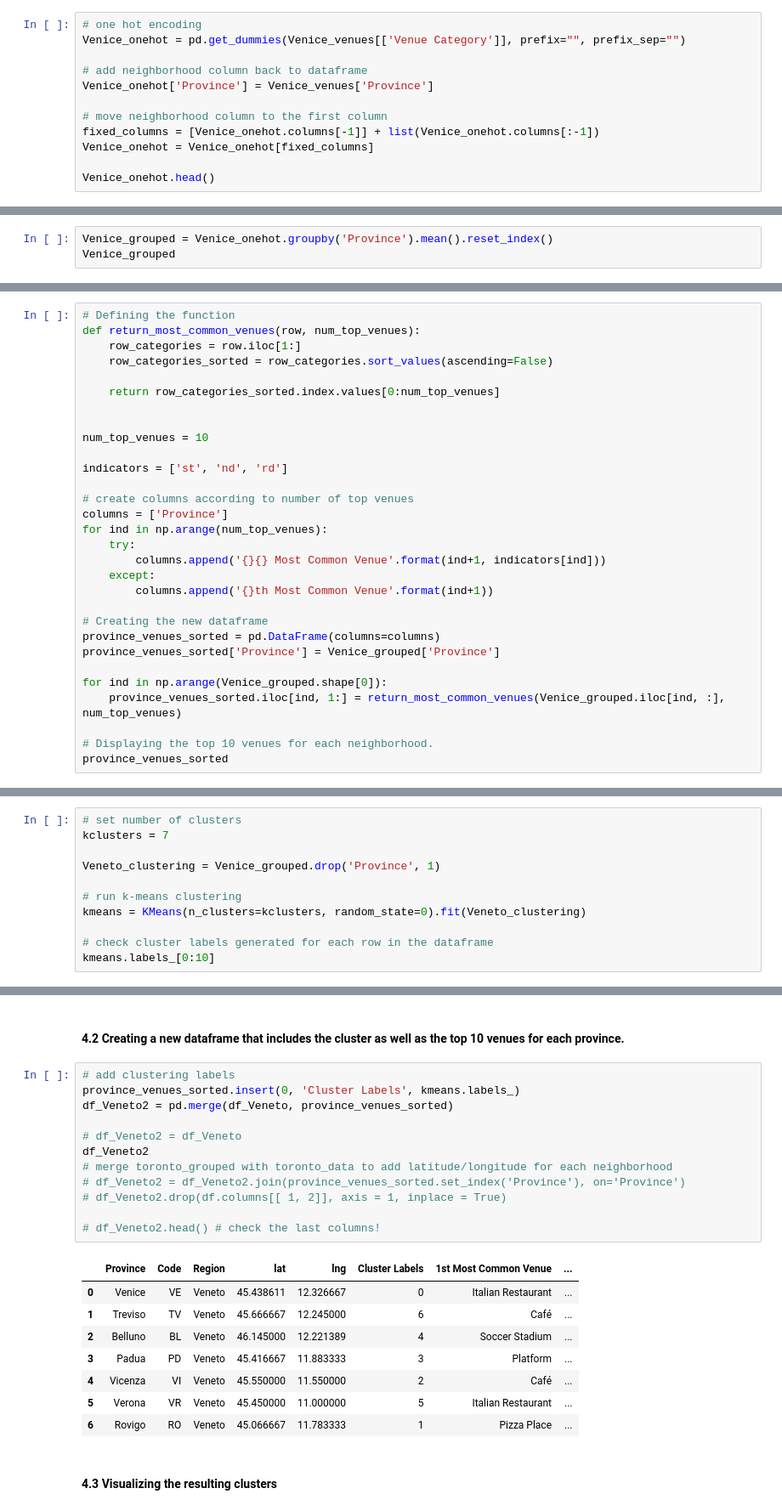
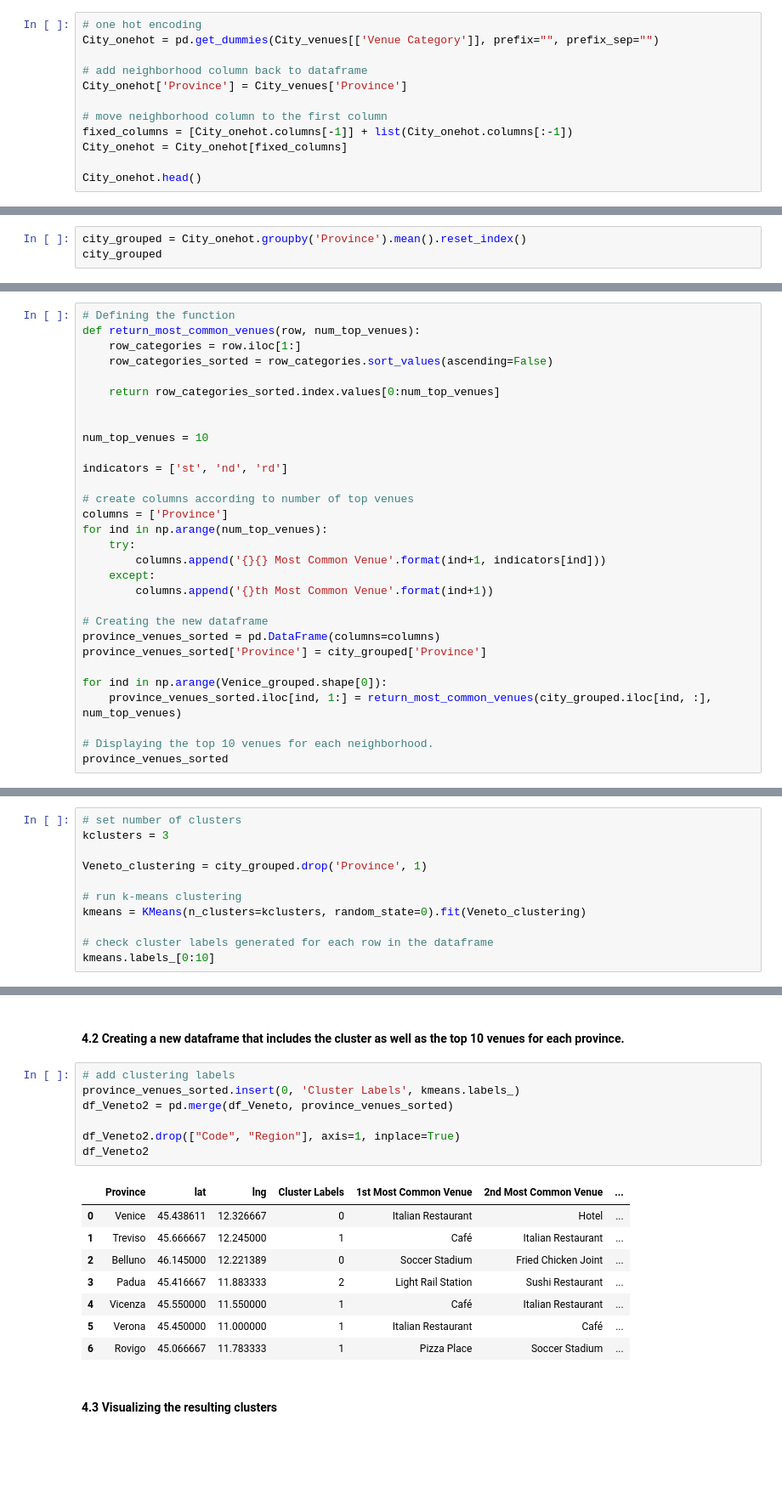
Before and after one commit to lorenzojkrl/Coursera_capstone, a Jupyter notebook: Coursera_capstone - The Battle of the Neighborhoods.ipynb, the cells around one changed output, grey strips where cells are left out. Shown at 85% size. Saved outputs shown, nothing was run; the diff lists cells and outputs as text; blank space fills up the shorter version.

Commit message:
Coursera Capstone Conclusion
1. Finalizing The Battle of The Neighborhoods with three clusters and style improvements.
2. Report in pdf
3. Presentation in pdf

```diff
--- a/Coursera_capstone - The Battle of the Neighborhoods.ipynb
+++ b/Coursera_capstone - The Battle of the Neighborhoods.ipynb
@@ -492,14 +460,14 @@ There are 80 uniques categories.
 ## 3. Analyze Each Province
 # %%
 # one hot encoding
-Venice_onehot = pd.get_dummies(Venice_venues[['Venue Category']], prefix="", prefix_sep="")
+City_onehot = pd.get_dummies(City_venues[['Venue Category']], prefix="", prefix_sep="")
 
 # add neighborhood column back to dataframe
-Venice_onehot['Province'] = Venice_venues['Province']
+City_onehot['Province'] = City_venues['Province']
 
 # move neighborhood column to the first column
-fixed_columns = [Venice_onehot.columns[-1]] + list(Venice_onehot.columns[:-1])
-Venice_onehot = Venice_onehot[fixed_columns]
+fixed_columns = [City_onehot.columns[-1]] + list(City_onehot.columns[:-1])
+City_onehot = City_onehot[fixed_columns]
 
-Venice_onehot.head()
+City_onehot.head()
 # %% [output]
@@ -516,6 +484,6 @@ Venice_onehot.shape
 # %% [markdown]
 #### 3.1 Group rows by province and by taking the mean of the frequency of occurrence of each category
 # %%
-Venice_grouped = Venice_onehot.groupby('Province').mean().reset_index()
-Venice_grouped
+city_grouped = City_onehot.groupby('Province').mean().reset_index()
+city_grouped
 # %% [output]
@@ -590,10 +558,10 @@ for ind in np.arange(num_top_venues):
 
 # Creating the new dataframe
 province_venues_sorted = pd.DataFrame(columns=columns)
-province_venues_sorted['Province'] = Venice_grouped['Province']
+province_venues_sorted['Province'] = city_grouped['Province']
 
 for ind in np.arange(Venice_grouped.shape[0]):
-    province_venues_sorted.iloc[ind, 1:] = return_most_common_venues(Venice_grouped.iloc[ind, :], num_top_venues)
+    province_venues_sorted.iloc[ind, 1:] = return_most_common_venues(city_grouped.iloc[ind, :], num_top_venues)
 
 # Displaying the top 10 venues for each neighborhood.
 province_venues_sorted
@@ -617,9 +586,9 @@ Every province in Veneto has Italian Restaurants in the top 10 common venues.
 #### 4.1 Run *k*-means to cluster the provinces into 5 clusters.
 # %%
 # set number of clusters
-kclusters = 7
+kclusters = 3
 
-Veneto_clustering = Venice_grouped.drop('Province', 1)
+Veneto_clustering = city_grouped.drop('Province', 1)
 
 # run k-means clustering
 kmeans = KMeans(n_clusters=kclusters, random_state=0).fit(Veneto_clustering)
@@ -633,24 +602,19 @@ array([4, 3, 1, 6, 0, 5, 2])
 # %%
 # add clustering labels
 province_venues_sorted.insert(0, 'Cluster Labels', kmeans.labels_)
 df_Veneto2 = pd.merge(df_Veneto, province_venues_sorted)
 
-# df_Veneto2 = df_Veneto
+df_Veneto2.drop(["Code", "Region"], axis=1, inplace=True)
 df_Veneto2
-# merge toronto_grouped with toronto_data to add latitude/longitude for each neighborhood
-# df_Veneto2 = df_Veneto2.join(province_venues_sorted.set_index('Province'), on='Province')
-# df_Veneto2.drop(df.columns[[ 1, 2]], axis = 1, inplace = True)
-
-# df_Veneto2.head() # check the last columns!
 # %% [output]
-|  | Province | Code | Region | lat | lng | Cluster Labels | 1st Most Common Venue | ... |
-| 0 | Venice | VE | Veneto | 45.438611 | 12.326667 | 0 | Italian Restaurant | ... |
-| 1 | Treviso | TV | Veneto | 45.666667 | 12.245000 | 6 | Café | ... |
-| 2 | Belluno | BL | Veneto | 46.145000 | 12.221389 | 4 | Soccer Stadium | ... |
-| 3 | Padua | PD | Veneto | 45.416667 | 11.883333 | 3 | Platform | ... |
-| 4 | Vicenza | VI | Veneto | 45.550000 | 11.550000 | 2 | Café | ... |
-| 5 | Verona | VR | Veneto | 45.450000 | 11.000000 | 5 | Italian Restaurant | ... |
-| 6 | Rovigo | RO | Veneto | 45.066667 | 11.783333 | 1 | Pizza Place | ... |
+|  | Province | lat | lng | Cluster Labels | 1st Most Common Venue | 2nd Most Common Venue | ... |
+| 0 | Venice | 45.438611 | 12.326667 | 0 | Italian Restaurant | Hotel | ... |
+| 1 | Treviso | 45.666667 | 12.245000 | 1 | Café | Italian Restaurant | ... |
+| 2 | Belluno | 46.145000 | 12.221389 | 0 | Soccer Stadium | Fried Chicken Joint | ... |
+| 3 | Padua | 45.416667 | 11.883333 | 2 | Light Rail Station | Sushi Restaurant | ... |
+| 4 | Vicenza | 45.550000 | 11.550000 | 1 | Café | Italian Restaurant | ... |
+| 5 | Verona | 45.450000 | 11.000000 | 1 | Italian Restaurant | Café | ... |
+| 6 | Rovigo | 45.066667 | 11.783333 | 1 | Pizza Place | Soccer Stadium | ... |
 # %% [markdown]
 #### 4.3 Visualizing the resulting clusters
 # %%
```
Also changed, not shown: parts of 59 cells of this notebook, 2 other files.
